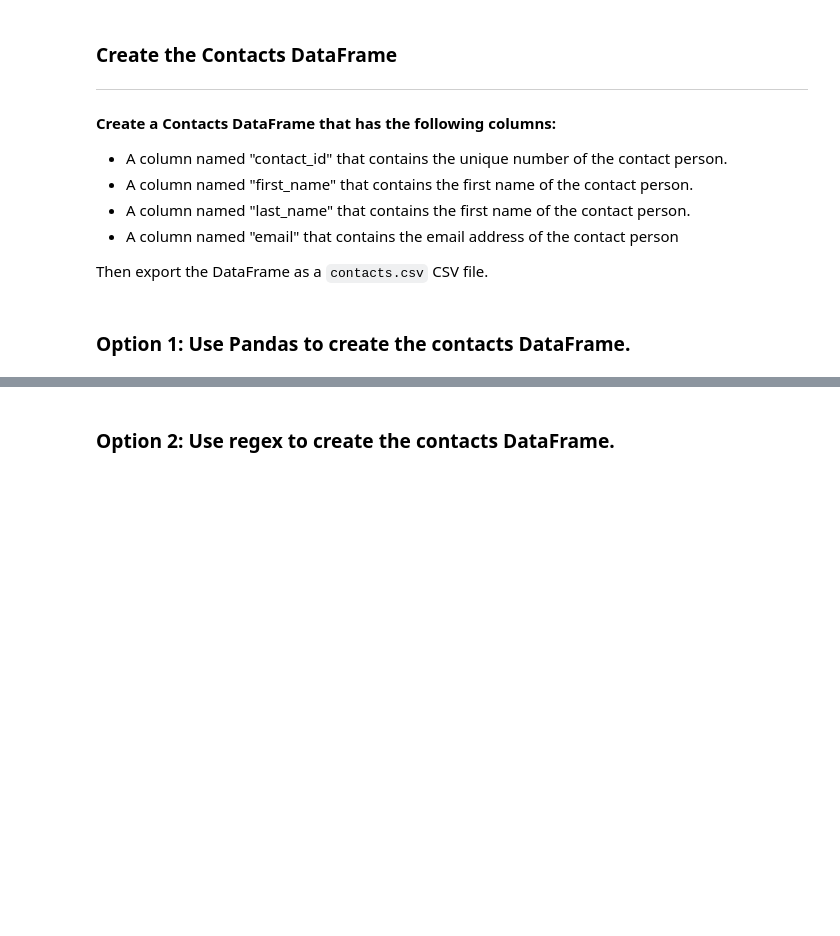
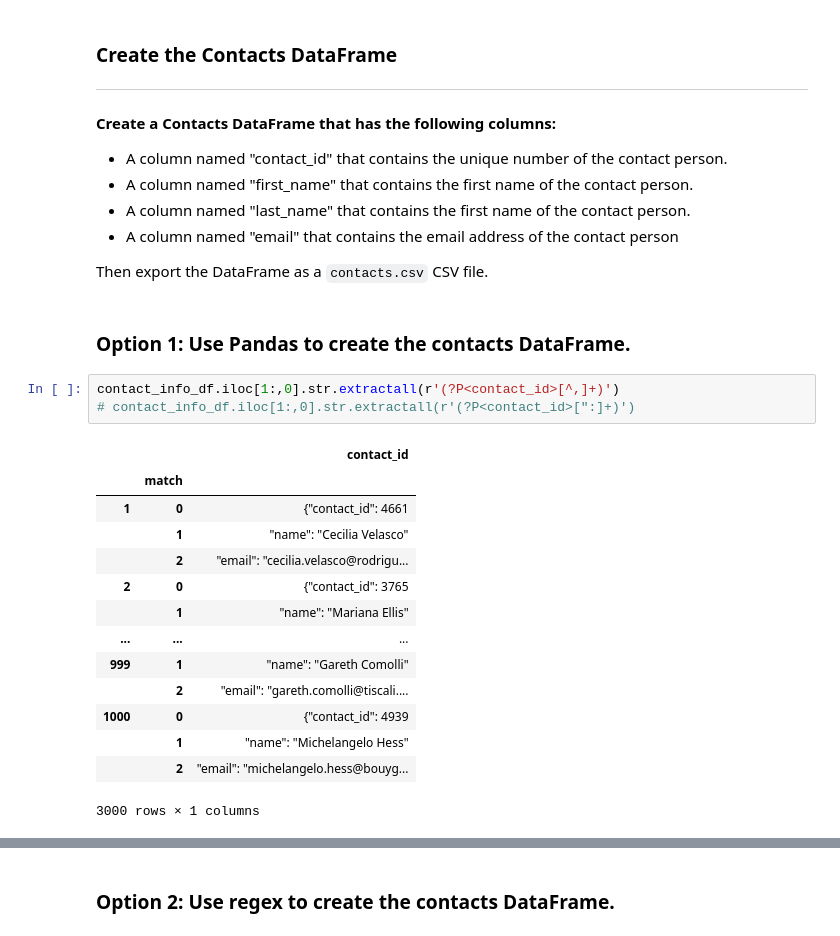
Before and after one commit to jl211412/Crowdfunding_ETL, a Jupyter notebook: ETL_Mini_Project_Starter_Code_CQ.ipynb, the cells around one changed output, grey strips where cells are left out. Drawn from its saved outputs; the diff is of its cells as text; blank space fills up the shorter version.

```diff
--- a/ETL_Mini_Project_Starter_Code_CQ.ipynb
+++ b/ETL_Mini_Project_Starter_Code_CQ.ipynb
@@ -302,3 +305,21 @@ contact_info_df.head()
 Then export the DataFrame as a `contacts.csv` CSV file.
 # %% [markdown]
 ### Option 1: Use Pandas to create the contacts DataFrame.
+# %%
+contact_info_df.iloc[1:,0].str.extractall(r'(?P<contact_id>[^,]+)')
+# contact_info_df.iloc[1:,0].str.extractall(r'(?P<contact_id>[":]+)')
+# %% [output]
+|  |  | contact_id |
+|  | match |  |
+| 1 | 0 | {"contact_id": 4661 |
+|  | 1 | "name": "Cecilia Velasco" |
+|  | 2 | "email": "cecilia.velasco@rodrigu... |
+| 2 | 0 | {"contact_id": 3765 |
+|  | 1 | "name": "Mariana Ellis" |
+| ... | ... | ... |
+| 999 | 1 | "name": "Gareth Comolli" |
+|  | 2 | "email": "gareth.comolli@tiscali.... |
+| 1000 | 0 | {"contact_id": 4939 |
+|  | 1 | "name": "Michelangelo Hess" |
+|  | 2 | "email": "michelangelo.hess@bouyg... |
+3000 rows × 1 columns
```
Also changed, not shown: parts of 15 cells of this notebook, 1 other file.
